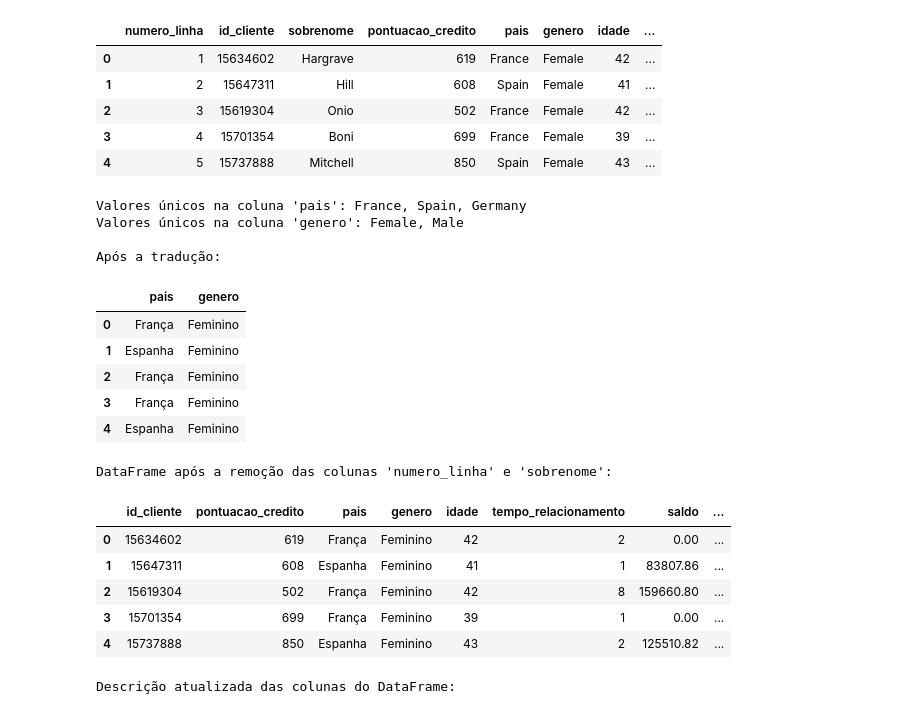
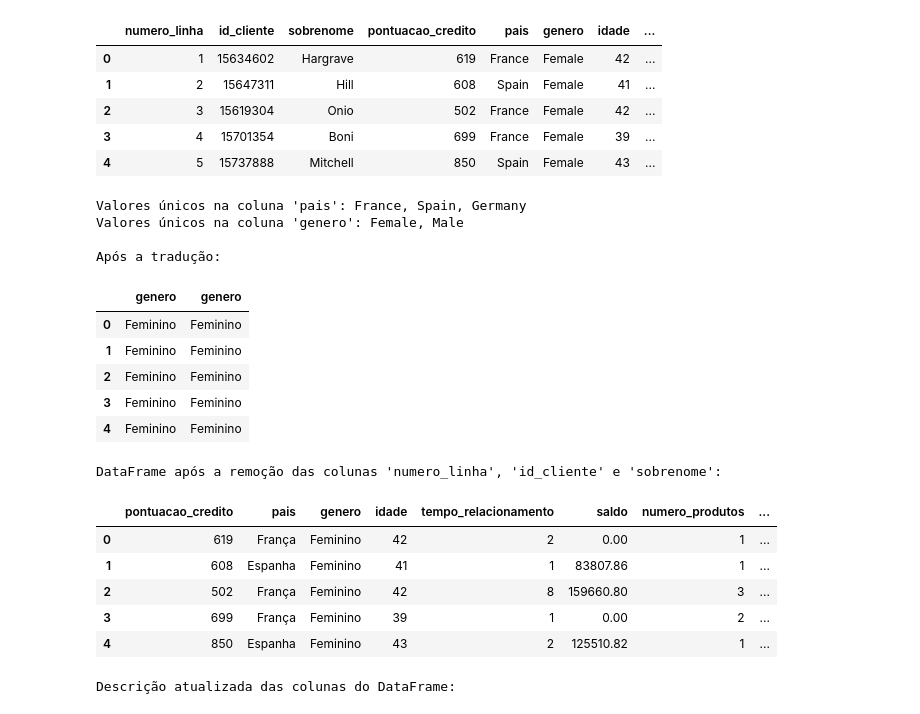
Before and after one commit to tnleite/blue-bank-customer-churn-eda, a Jupyter notebook: 02-Analise/blue-bank-costumer-churn-eda.ipynb, the cells around one changed output. Saved outputs shown, nothing was run; the diff lists cells and outputs as text; code cells hidden in the pictures.

```diff
--- a/02-Analise/blue-bank-costumer-churn-eda.ipynb
+++ b/02-Analise/blue-bank-costumer-churn-eda.ipynb
@@ -297,57 +297,57 @@ df.head()
 | 4 | 5 | 15737888 | Mitchell | 850 | Spain | Female | 43 | ... |
 # %%
 # Mostrando os valores únicos presentes nas colunas 'pais' e 'genero'
-print("Valores únicos na coluna 'pais':", str(list(df['pais'].unique()))[1:-1].replace("'", "")) #df['pais'].unique())
-print("Valores únicos na coluna 'genero':", str(list(df['genero'].unique()))[1:-1].replace("'", ""))
+print("Valores únicos na coluna 'pais':", str(list(df["pais"].unique()))[1:-1].replace("'", ""))
+print("Valores únicos na coluna 'genero':", str(list(df["genero"].unique()))[1:-1].replace("'", ""))
 
 # Dicionários de tradução para as colunas 'pais' e 'genero'
 traducao_paises = {
-    'France': 'França',
-    'Spain': 'Espanha',
-    'Germany': 'Alemanha'
+    "Germany": "Alemanha",
+    "Spain": "Espanha",
+    "France": "França"
 }
 
 traducao_genero = {
-    'Female': 'Feminino',
-    'Male': 'Masculino'
+    "Male": "Masculino",
+    "Female": "Feminino"
 }
 
 # Aplicando as traduções
-df['pais'] = df['pais'].map(traducao_paises)
+df["pais"] = df["pais"].map(traducao_paises)
 df['genero'] = df['genero'].map(traducao_genero)
 
 # Exibindo as primeiras linhas do DataFrame para verificar as traduções
 print("\nApós a tradução:")
-df[['pais', 'genero']].head()
+df[["genero", "genero"]].head()
 # %% [output]
 Valores únicos na coluna 'pais': France, Spain, Germany
 Valores únicos na coluna 'genero': Female, Male
 
 Após a tradução:
-|  | pais | genero |
-| 0 | França | Feminino |
-| 1 | Espanha | Feminino |
-| 2 | França | Feminino |
-| 3 | França | Feminino |
-| 4 | Espanha | Feminino |
+|  | genero | genero |
+| 0 | Feminino | Feminino |
+| 1 | Feminino | Feminino |
+| 2 | Feminino | Feminino |
+| 3 | Feminino | Feminino |
+| 4 | Feminino | Feminino |
 # %%
 # Removendo colunas desnecessárias para a análise de churn
 # As colunas 'numero_linha' e 'sobrenome' são removidas porque não contribuem para a análise ou insights sobre o churn dos clientes.
 
 # Removendo as colunas do DataFrame
-df.drop(['numero_linha', 'sobrenome'], axis = 1, inplace = True)
+df.drop(["numero_linha", "id_cliente", "sobrenome"], axis = 1, inplace = True)
 
 # Exibindo as primeiras linhas do DataFrame após a remoção das colunas para confirmar a alteração
-print("DataFrame após a remoção das colunas 'numero_linha' e 'sobrenome':")
+print("DataFrame após a remoção das colunas 'numero_linha', 'id_cliente' e 'sobrenome':")
 df.head()
 # %% [output]
-DataFrame após a remoção das colunas 'numero_linha' e 'sobrenome':
+DataFrame após a remoção das colunas 'numero_linha', 'id_cliente' e 'sobrenome':
-|  | id_cliente | pontuacao_credito | pais | genero | idade | tempo_relacionamento | saldo | ... |
-| 0 | 15634602 | 619 | França | Feminino | 42 | 2 | 0.00 | ... |
-| 1 | 15647311 | 608 | Espanha | Feminino | 41 | 1 | 83807.86 | ... |
-| 2 | 15619304 | 502 | França | Feminino | 42 | 8 | 159660.80 | ... |
-| 3 | 15701354 | 699 | França | Feminino | 39 | 1 | 0.00 | ... |
-| 4 | 15737888 | 850 | Espanha | Feminino | 43 | 2 | 125510.82 | ... |
+|  | pontuacao_credito | pais | genero | idade | tempo_relacionamento | saldo | numero_produtos | ... |
+| 0 | 619 | França | Feminino | 42 | 2 | 0.00 | 1 | ... |
+| 1 | 608 | Espanha | Feminino | 41 | 1 | 83807.86 | 1 | ... |
+| 2 | 502 | França | Feminino | 42 | 8 | 159660.80 | 3 | ... |
+| 3 | 699 | França | Feminino | 39 | 1 | 0.00 | 2 | ... |
+| 4 | 850 | Espanha | Feminino | 43 | 2 | 125510.82 | 1 | ... |
 # %%
 # Atualização do dicionário com as descrições das colunas do DataFrame após as modificações
 descricao_colunas_atualizada = {
```
Also changed, not shown: parts of 15 cells of this notebook.
